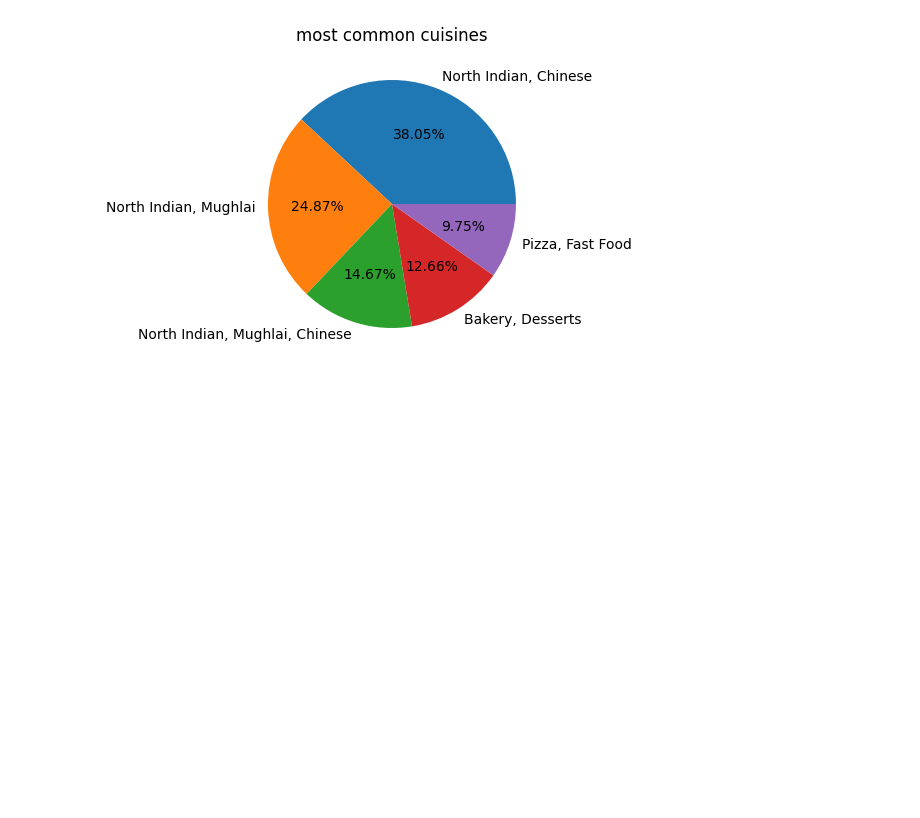
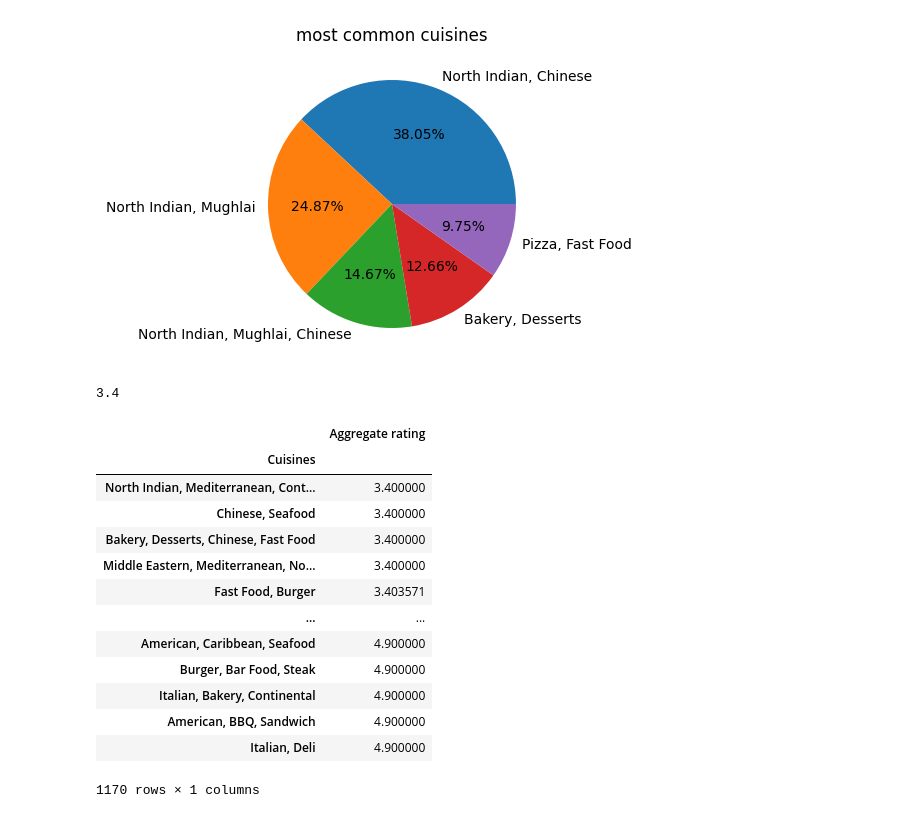
Before and after one commit to Jayashreemm/Cognifyz_internship_project, a Jupyter notebook: Level_2/Level_2_task_2.ipynb, the cells around one changed output. Cells and saved outputs as stored; diff of their text form; code cells hidden in the pictures; blank space fills up the shorter version.

```diff
--- a/Level_2/Level_2_task_2.ipynb
+++ b/Level_2/Level_2_task_2.ipynb
@@ -67,3 +67,28 @@ plt.show()
 [figure]
 # %%
 #Determine if certain cuisine combinations tend to have higher ratings.
+# %%
+mean_ratings_combo=df[['Cuisines','Aggregate rating']].groupby('Cuisines').mean().sort_values(by='Aggregate rating',ascending=False)
+# %%
+mean_ratings=round(mean_ratings_combo['Aggregate rating'].mean(),1)
+mean_ratings
+# %% [output]
+3.4
+# %%
+# cuisines that have higher ratings
+mean_ratings_combo[mean_ratings_combo['Aggregate rating']>mean_ratings].sort_values(by='Aggregate rating')
+# %% [output]
+|  | Aggregate rating |
+| Cuisines |  |
+| North Indian, Mediterranean, Cont... | 3.400000 |
+| Chinese, Seafood | 3.400000 |
+| Bakery, Desserts, Chinese, Fast Food | 3.400000 |
+| Middle Eastern, Mediterranean, No... | 3.400000 |
+| Fast Food, Burger | 3.403571 |
+| ... | ... |
+| American, Caribbean, Seafood | 4.900000 |
+| Burger, Bar Food, Steak | 4.900000 |
+| Italian, Bakery, Continental | 4.900000 |
+| American, BBQ, Sandwich | 4.900000 |
+| Italian, Deli | 4.900000 |
+1170 rows × 1 columns
```
